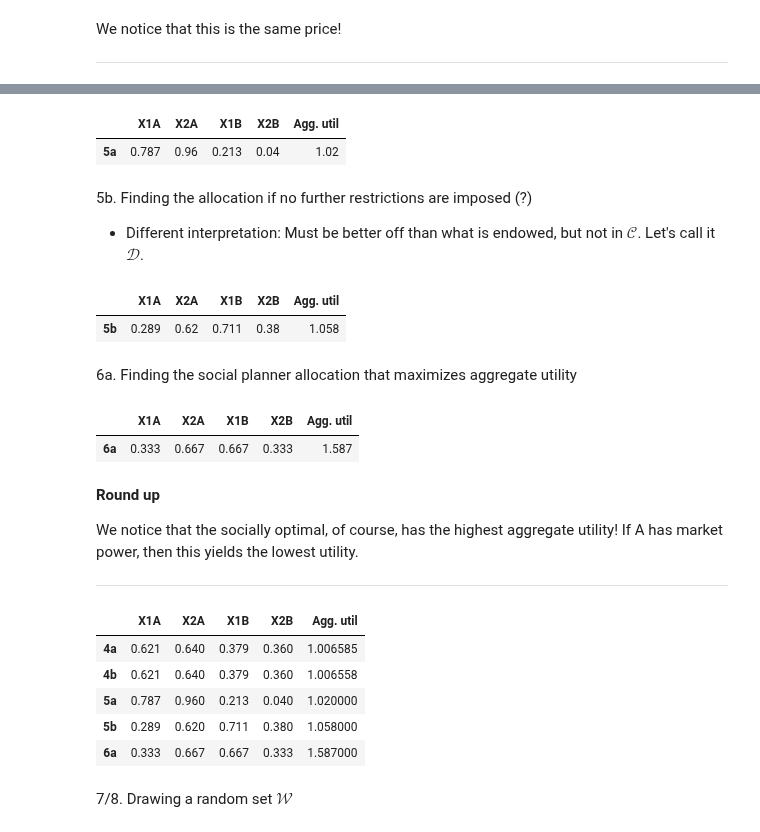
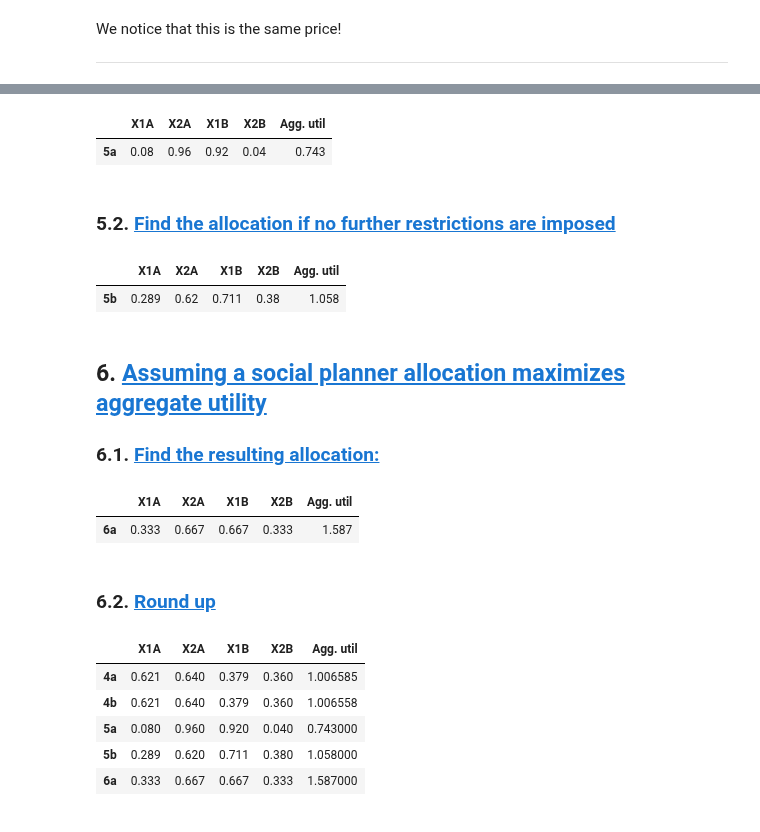
Before and after one commit to NumEconCopenhagen/projects-2024-jbh, a Jupyter notebook: inauguralproject/inauguralproject.ipynb, the cells around one changed output, grey strips where cells are left out. Saved outputs shown, nothing was run; the diff lists cells and outputs as text; code cells hidden in the pictures.

```diff
--- a/inauguralproject/inauguralproject.ipynb
+++ b/inauguralproject/inauguralproject.ipynb
@@ -237,39 +261,49 @@ x_a2_max = max([point[1] for point in C])
 # Objective func
 def obj_max_U(X):
     return -model.utility_A(X[0], X[1])
 
+# Inequality constraints are generally on the form: x-y>=0 in scipy.optimize.minimize
+# https://kitchingroup.cheme.cmu.edu/f19-06623/13-constrained-optimization.html
+
+def constraint1(x):
+    return model.utility_B(1 - x[0], 1 - x[1]) - model.utility_B(model.w1B, model.w2B)
+def constraint2(x):
+    return model.utility_A(x[0], x[1]) - model.utility_A(model.w1A, model.w2A)
+
+constraints = [{'type': 'eq', 'fun': constraint1},
+               {'type': 'eq', 'fun': constraint2}]
+
 # Get me a random pair of xa1s and xa2s from C
 id_rand=np.random.randint(0,N)
 guess=C[id_rand]
 
 # Minimize the negative utility
-res = optimize.minimize(obj_max_U, x0=guess,bounds=((x_a1_min,x_a1_max), (x_a2_min,x_a2_max)))
+res = optimize.minimize(obj_max_U, x0=guess,bounds=((x_a1_min,x_a1_max), (x_a2_min,x_a2_max)), constraints=constraints)
 
 # Demand that maximizes As utility
 x_a1_opt,x_a2_opt=res.x
 utility_val_A=round(-res.fun, 3)
 
 # Corresponding allocation
 x_b1_opt = 1-x_a1_opt
 x_b2_opt = 1-x_a2_opt
 
 # Agg utility
 utility_val_B = model.utility_B(x_b1_opt, x_b2_opt)
 total_util = utility_val_A+utility_val_B
 
-# Summing up
+# Summing up'
 df_5a=pd.DataFrame({
     'X1A':x_a1_opt.round(3), 'X2A': x_a2_opt.round(3),
     'X1B':x_b1_opt.round(3), 'X2B':x_b2_opt.round(3),
     'Agg. util':total_util.round(3)
 }, index=['5a'])
 df_5a
 # %% [output]
 |  | X1A | X2A | X1B | X2B | Agg. util |
-| 5a | 0.787 | 0.96 | 0.213 | 0.04 | 1.02 |
+| 5a | 0.08 | 0.96 | 0.92 | 0.04 | 0.743 |
-# %% [markdown]
-5b. Finding the allocation if no further restrictions are imposed (?)
-- Different interpretation: Must be better off than what is endowed, but not in $\mathcal{C}$. Let's call it $\mathcal{D}$.
+# %% [markdown]
+### 5.2. <a id='toc5_2_'></a>[Find the allocation if no further restrictions are imposed](#toc0_)
 # %%
 # Generate point grids
 N = 75
@@ -314,8 +347,9 @@ df_5b
 # %% [output]
 |  | X1A | X2A | X1B | X2B | Agg. util |
 | 5b | 0.289 | 0.62 | 0.711 | 0.38 | 1.058 |
-# %% [markdown]
-6a. Finding the social planner allocation that maximizes aggregate utility
+# %% [markdown]
+## 6. <a id='toc6_'></a>[Assuming a social planner allocation maximizes aggregate utility](#toc0_)
+### 6.1. <a id='toc6_1_'></a>[Find the resulting allocation:](#toc0_)
 # %%
 # Define the set D
 D = [
@@ -359,23 +393,16 @@ df_6a
 # %% [output]
 |  | X1A | X2A | X1B | X2B | Agg. util |
 | 6a | 0.333 | 0.667 | 0.667 | 0.333 | 1.587 |
-# %% [markdown]
-**Round up**
-
-
-We notice that the socially optimal, of course, has the highest aggregate utility!
-If A has market power, then this yields the lowest utility.
-
----
+# %% [markdown]
+### 6.2. <a id='toc6_2_'></a>[Round up](#toc0_)
 # %%
 # Let's see all solutions
-pd.concat([df_4a, df_4b, df_5a, df_5b, df_6a])
+tab_out=pd.concat([df_4a, df_4b, df_5a, df_5b, df_6a])
+tab_out
 # %% [output]
 |  | X1A | X2A | X1B | X2B | Agg. util |
 | 4a | 0.621 | 0.640 | 0.379 | 0.360 | 1.006585 |
 | 4b | 0.621 | 0.640 | 0.379 | 0.360 | 1.006558 |
-| 5a | 0.787 | 0.960 | 0.213 | 0.040 | 1.020000 |
+| 5a | 0.080 | 0.960 | 0.920 | 0.040 | 0.743000 |
 | 5b | 0.289 | 0.620 | 0.711 | 0.380 | 1.058000 |
 | 6a | 0.333 | 0.667 | 0.667 | 0.333 | 1.587000 |
-# %% [markdown]
-7/8. Drawing a random set $\mathcal{W}$
```
Also changed, not shown: parts of 24 cells of this notebook.
